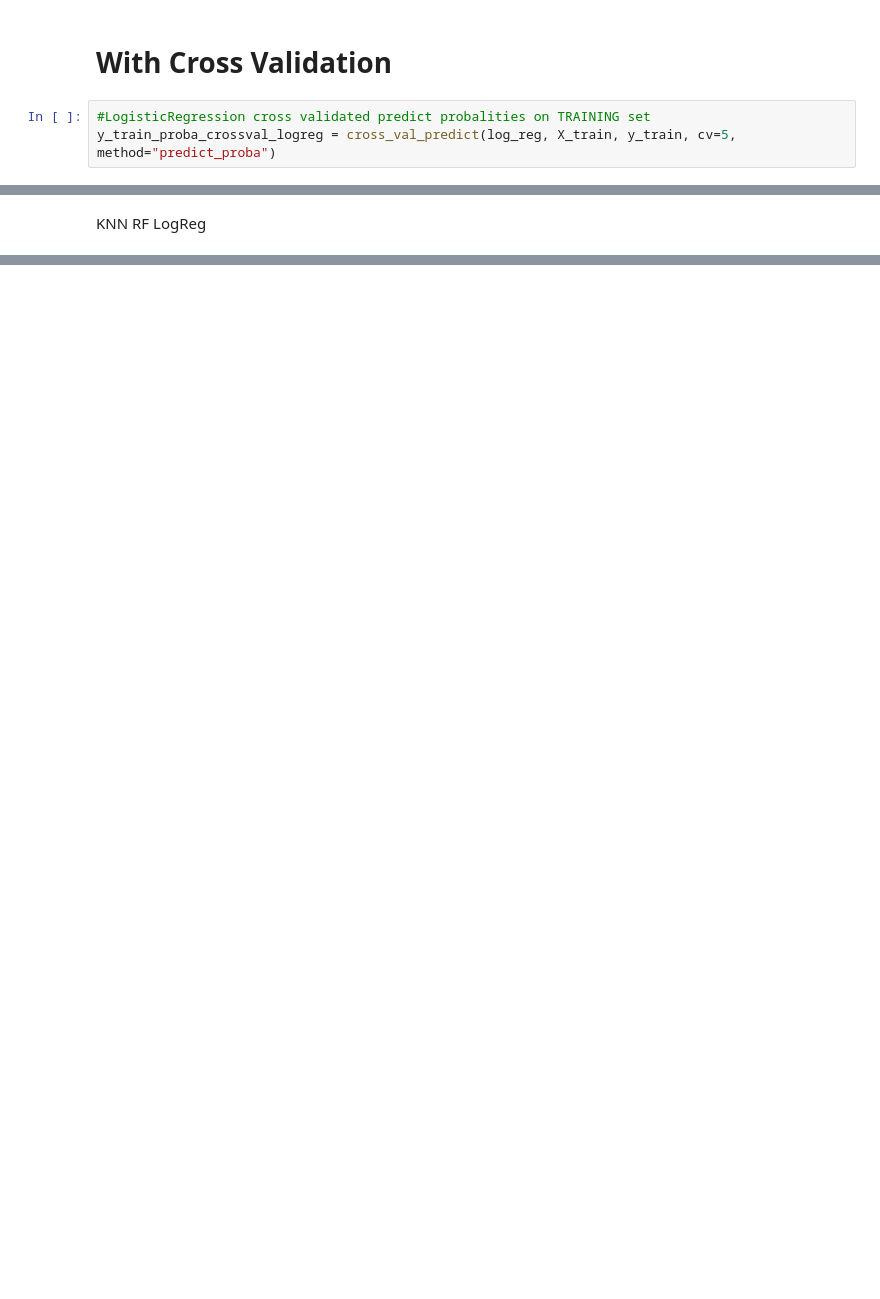
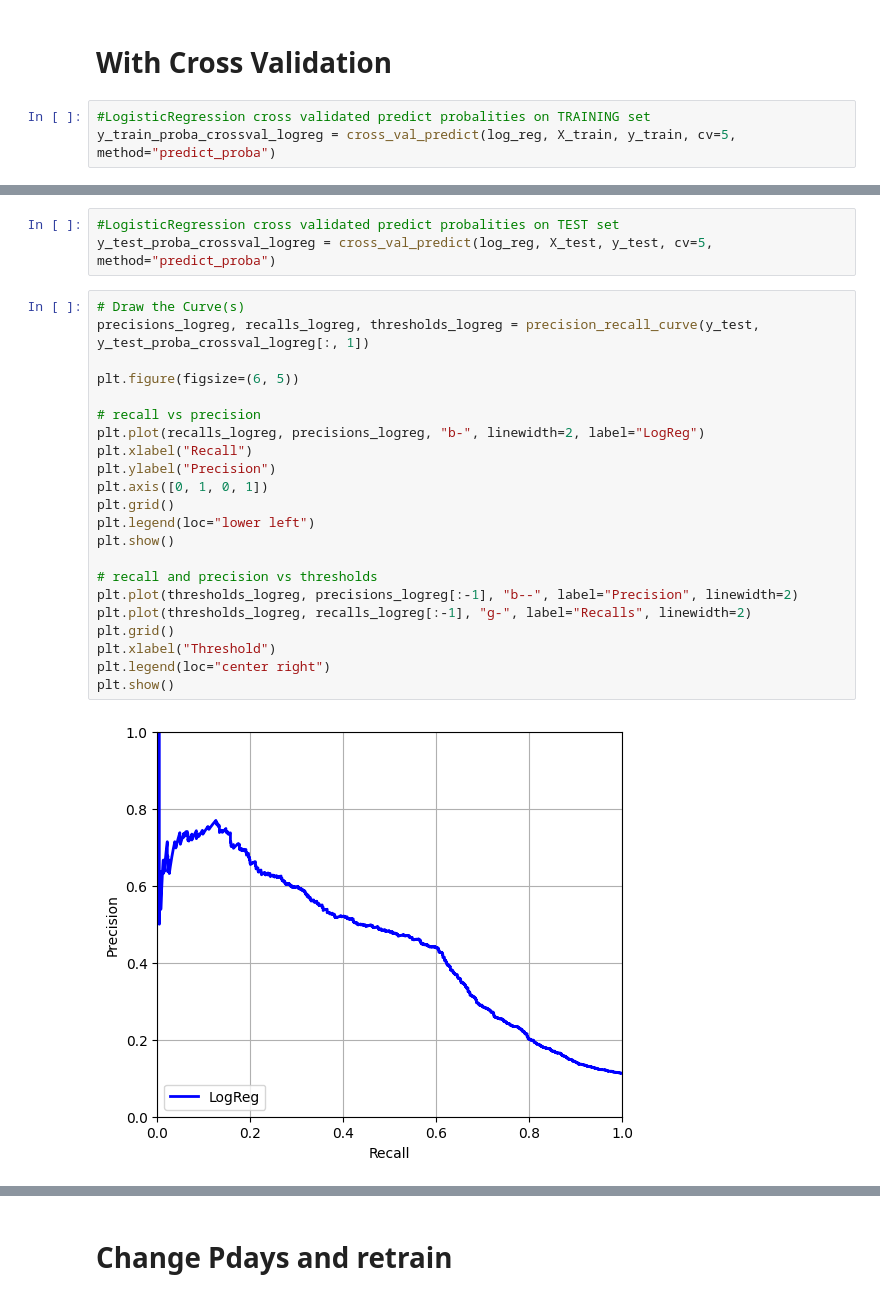
Before and after one commit to elen-ladder/MADS_Bank_Telemarketing, a Jupyter notebook: BankMarketing_Peter.ipynb, the cells around one changed output, grey strips where cells are left out. Saved outputs shown, nothing was run; the diff lists cells and outputs as text; blank space fills up the shorter version.

```diff
--- a/BankMarketing_Peter.ipynb
+++ b/BankMarketing_Peter.ipynb
@@ -397,4 +390,27 @@ plt.show()
-# %% [markdown]
-KNN
-RF
-LogReg
+# %%
+#LogisticRegression cross validated predict probalities on TEST set
+y_test_proba_crossval_logreg = cross_val_predict(log_reg, X_test, y_test, cv=5, method="predict_proba")
+# %%
+# Draw the Curve(s)
+precisions_logreg, recalls_logreg, thresholds_logreg = precision_recall_curve(y_test, y_test_proba_crossval_logreg[:, 1])
+
+plt.figure(figsize=(6, 5))
+
+# recall vs precision
+plt.plot(recalls_logreg, precisions_logreg, "b-", linewidth=2, label="LogReg")
+plt.xlabel("Recall")
+plt.ylabel("Precision")
+plt.axis([0, 1, 0, 1])
+plt.grid()
+plt.legend(loc="lower left")
+plt.show()
+
+# recall and precision vs thresholds
+plt.plot(thresholds_logreg, precisions_logreg[:-1], "b--", label="Precision", linewidth=2)
+plt.plot(thresholds_logreg, recalls_logreg[:-1], "g-", label="Recalls", linewidth=2)
+plt.grid()
+plt.xlabel("Threshold")
+plt.legend(loc="center right")
+plt.show()
+# %% [output]
+[figure, added]
@@ -400,0 +418,2 @@ LogReg
+# %% [markdown]
+# Change Pdays and retrain
```
Also changed, not shown: parts of 16 cells of this notebook.
